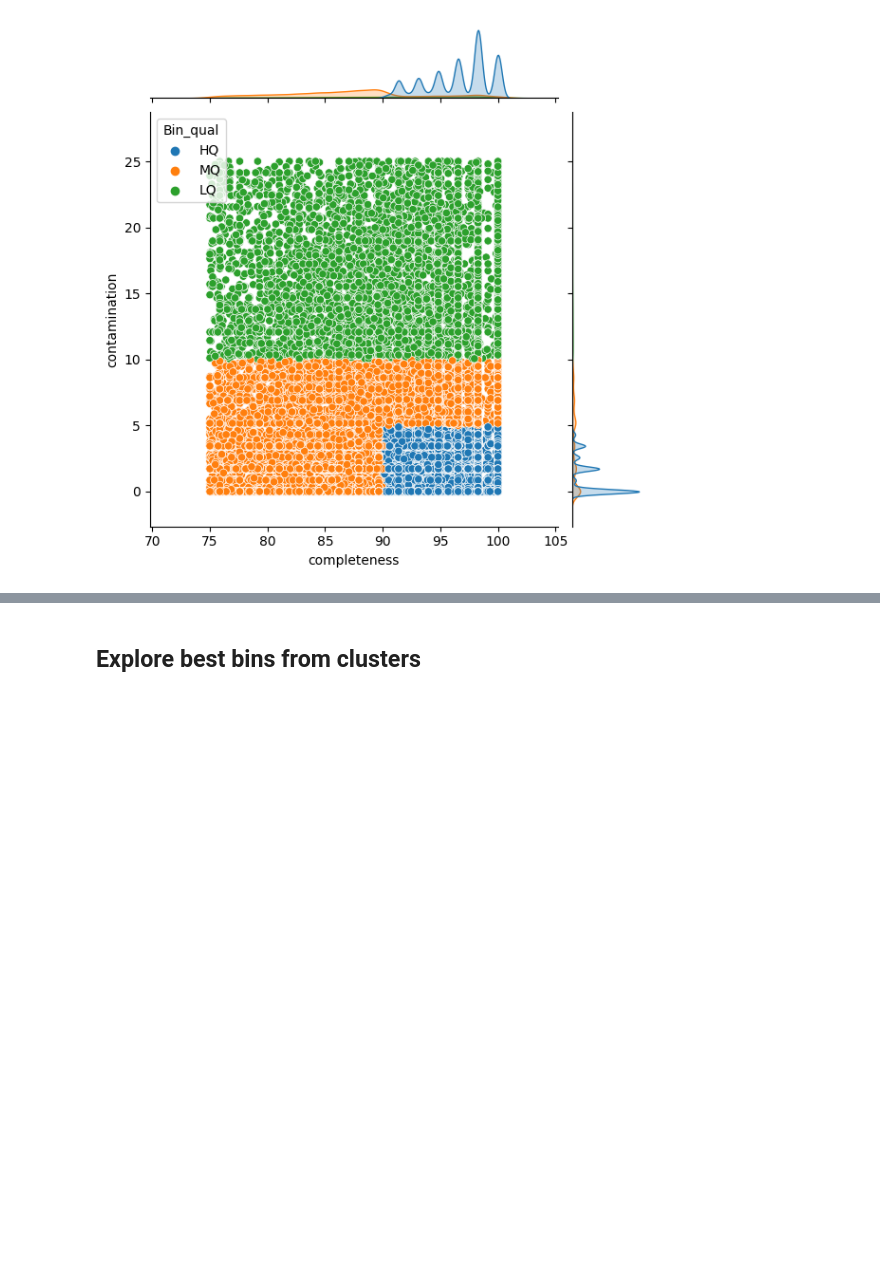
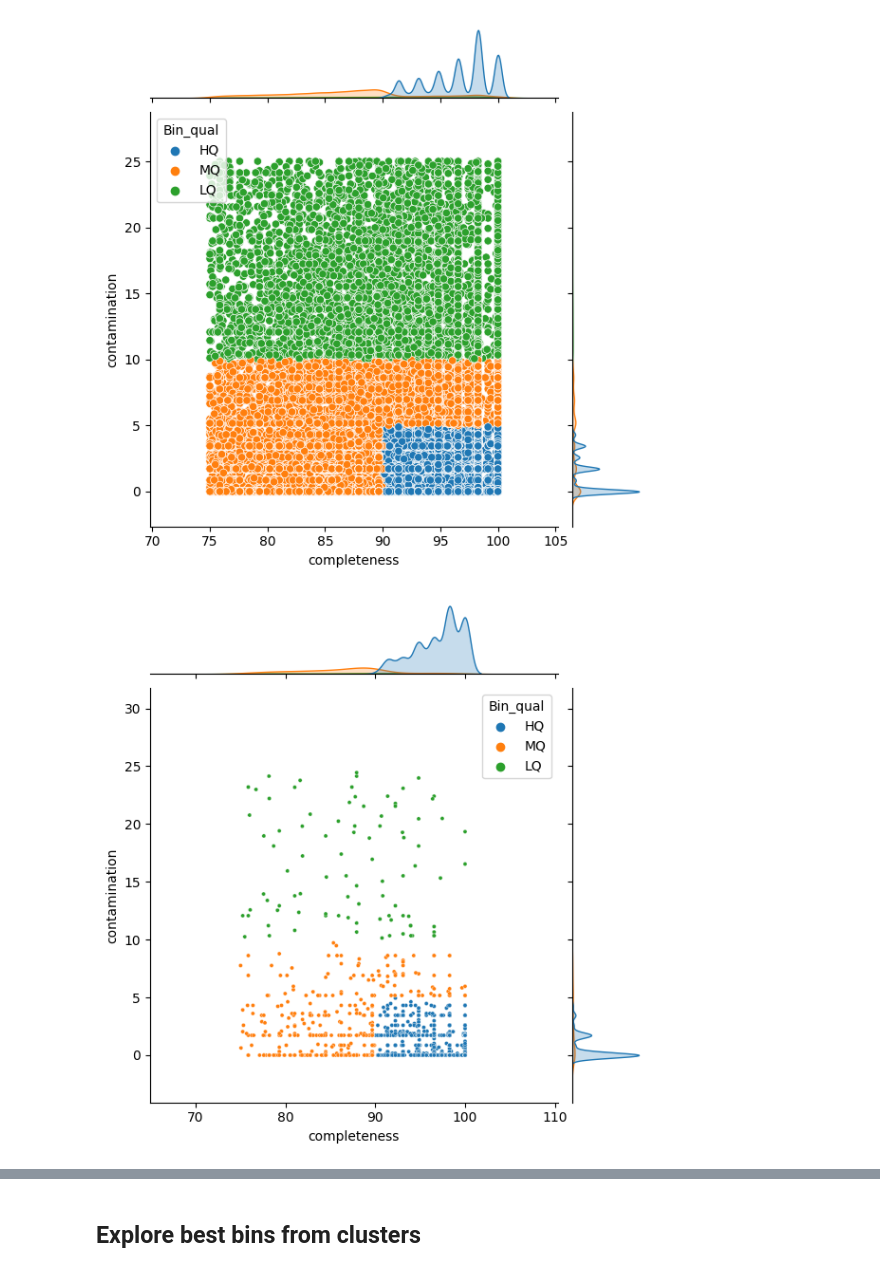
Before and after one commit to Chartiza/2023_Clusters, a Jupyter notebook: Clusters_all_table.ipynb, the cells around one changed output, grey strips where cells are left out. Cells and saved outputs as stored; diff of their text form; code cells hidden in the pictures; blank space fills up the shorter version.

```diff
--- a/Clusters_all_table.ipynb
+++ b/Clusters_all_table.ipynb
@@ -120,4 +169,10 @@ plt.savefig('results/Clustering_all_bins_quality.png', dpi=300, bbox_inches='tig
 plt.savefig('results/Clustering_all_bins_quality.svg', bbox_inches='tight')
 # %% [output]
 [figure]
+# %%
+sns.jointplot(data=bst2, x="completeness", y="contamination", hue="Bin_qual", s=9)
+plt.savefig('results/Best_genomes_bins_quality.png', dpi=300, bbox_inches='tight')
+plt.savefig('results/Best_genomes_bins_quality.svg', bbox_inches='tight')
+# %% [output]
+[figure, added]
 # %%
```
Also changed, not shown: parts of 13 cells of this notebook, 10 other files.
